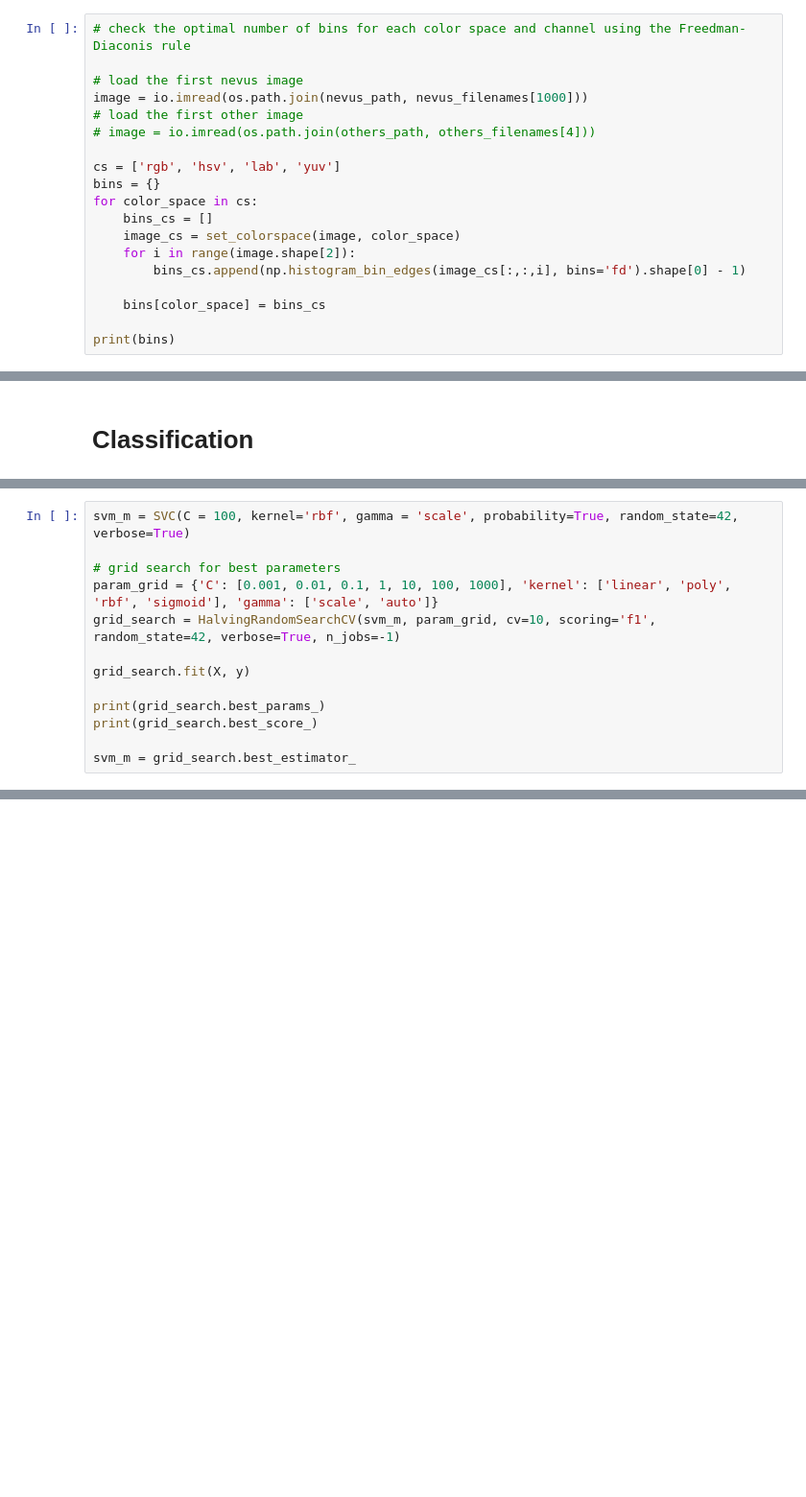
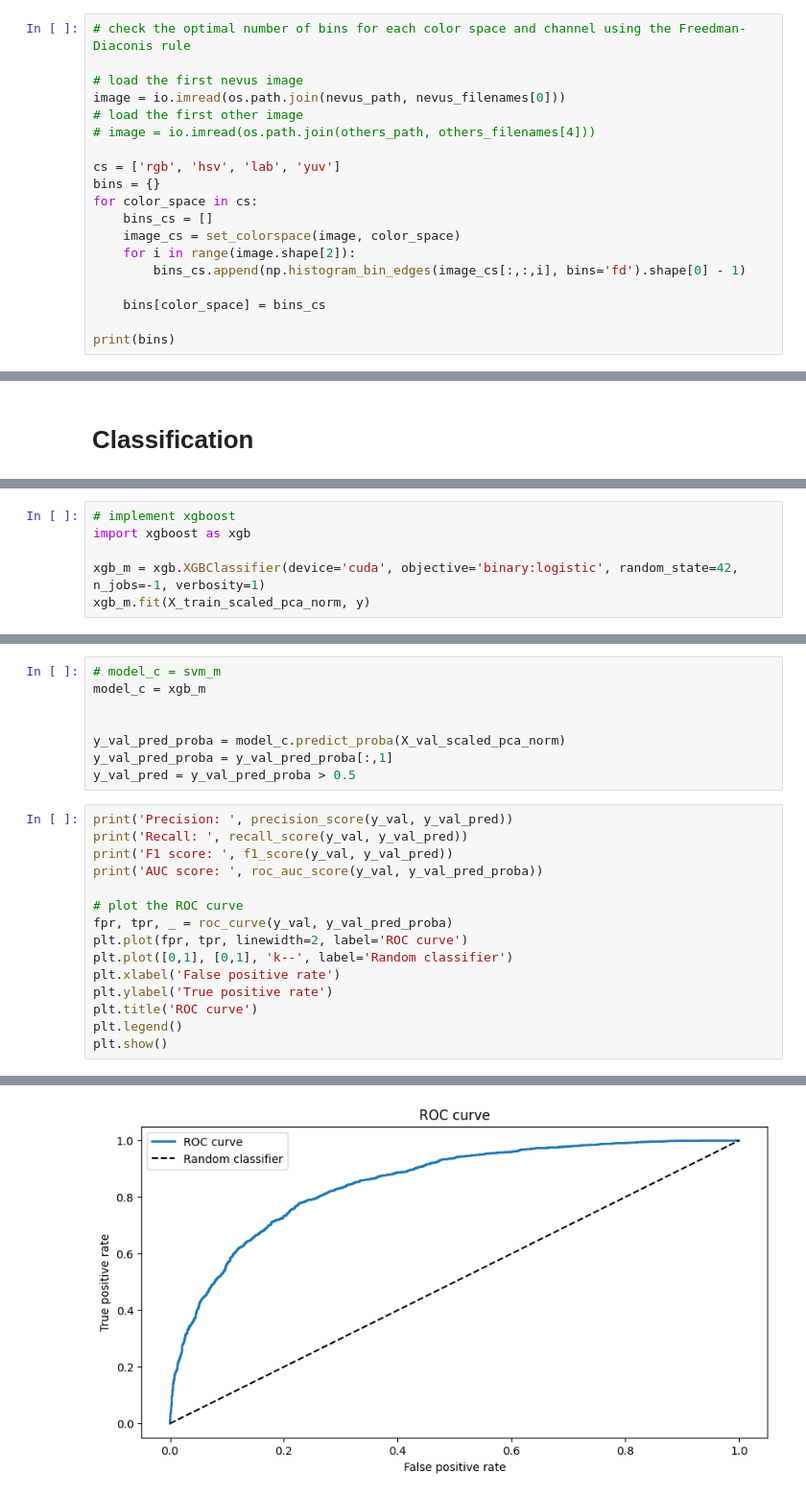
Before and after one commit to leonardopl/cad-project, a Jupyter notebook: challenge-1.ipynb, the cells around one changed output, grey strips where cells are left out. Shown at 96% size. Cells and saved outputs as stored; diff of their text form; blank space fills up the shorter version.

Commit message:
many fixes and a working classifier with xgboost

```diff
--- a/challenge-1.ipynb
+++ b/challenge-1.ipynb
@@ -133,7 +122,7 @@ for cs in color_spaces:
 # check the optimal number of bins for each color space and channel using the Freedman-Diaconis rule
 
 # load the first nevus image
-image = io.imread(os.path.join(nevus_path, nevus_filenames[1000]))
+image = io.imread(os.path.join(nevus_path, nevus_filenames[0]))
 # load the first other image
 # image = io.imread(os.path.join(others_path, others_filenames[4]))
 
@@ -613,13 +372,0 @@ array([[list([(array([104339, 125706,  79541,  35536,      0,  11506,   3275,
-# %%
-svm_m = SVC(C = 100, kernel='rbf', gamma = 'scale', probability=True, random_state=42, verbose=True)
-
-# grid search for best parameters
-param_grid = {'C': [0.001, 0.01, 0.1, 1, 10, 100, 1000], 'kernel': ['linear', 'poly', 'rbf', 'sigmoid'], 'gamma': ['scale', 'auto']}
-grid_search = HalvingRandomSearchCV(svm_m, param_grid, cv=10, scoring='f1', random_state=42, verbose=True, n_jobs=-1)
-
-grid_search.fit(X, y)
-
-print(grid_search.best_params_)
-print(grid_search.best_score_)
-
-svm_m = grid_search.best_estimator_
@@ -657,0 +407,6 @@ print('ROC AUC score:', roc_auc_score(y, y_pred))
+# %%
+# implement xgboost
+import xgboost as xgb
+
+xgb_m = xgb.XGBClassifier(device='cuda', objective='binary:logistic', random_state=42, n_jobs=-1, verbosity=1)
+xgb_m.fit(X_train_scaled_pca_norm, y)
@@ -657,0 +432,24 @@ print('ROC AUC score:', roc_auc_score(y, y_pred))
+# %%
+# model_c = svm_m
+model_c = xgb_m
+
+
+y_val_pred_proba = model_c.predict_proba(X_val_scaled_pca_norm)
+y_val_pred_proba = y_val_pred_proba[:,1]
+y_val_pred = y_val_pred_proba > 0.5
+# %%
+print('Precision: ', precision_score(y_val, y_val_pred))
+print('Recall: ', recall_score(y_val, y_val_pred))
+print('F1 score: ', f1_score(y_val, y_val_pred))
+print('AUC score: ', roc_auc_score(y_val, y_val_pred_proba))
+
+# plot the ROC curve
+fpr, tpr, _ = roc_curve(y_val, y_val_pred_proba)
+plt.plot(fpr, tpr, linewidth=2, label='ROC curve')
+plt.plot([0,1], [0,1], 'k--', label='Random classifier')
+plt.xlabel('False positive rate')
+plt.ylabel('True positive rate')
+plt.title('ROC curve')
+plt.legend()
+plt.show()
+# %% [output]
@@ -657,0 +460 @@ print('ROC AUC score:', roc_auc_score(y, y_pred))
+[figure, added]
```
Also changed, not shown: parts of 36 cells of this notebook.
